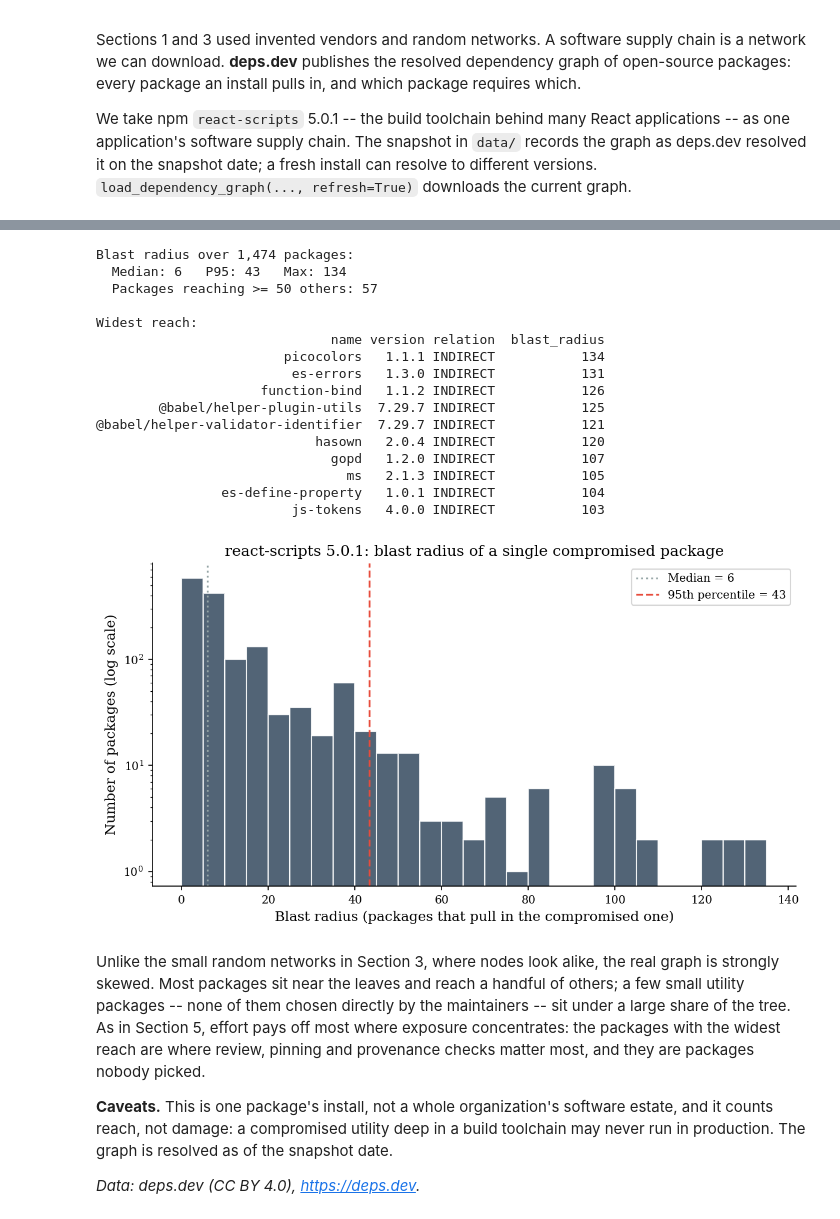
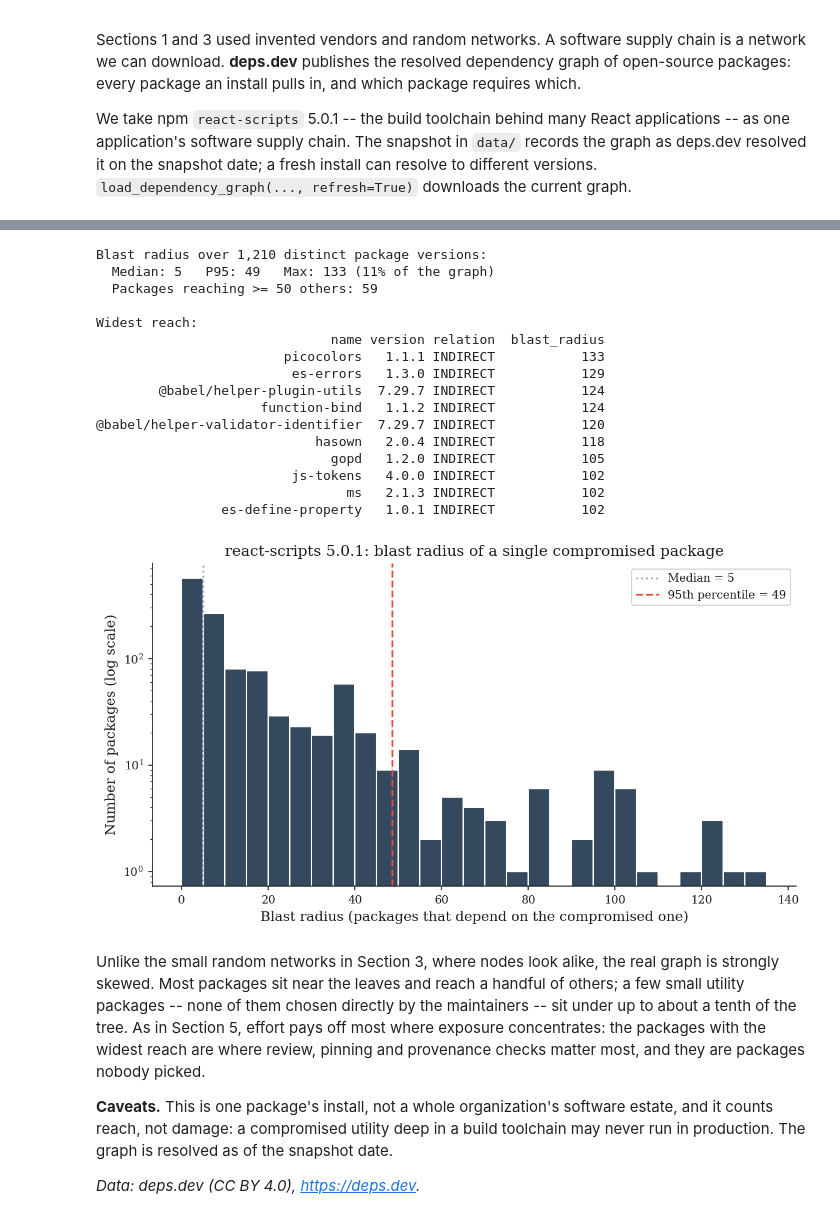
Before and after one commit to security-decision-science/security-decision-science, a Jupyter notebook: notebooks/part3/03-supply-chain-interdependent-security.ipynb, the cells around one changed output, grey strips where cells are left out. Drawn from its saved outputs; the diff is of its cells as text; code cells hidden in the pictures.

Commit message:
bug fixes and error correction

```diff
--- a/notebooks/part3/03-supply-chain-interdependent-security.ipynb
+++ b/notebooks/part3/03-supply-chain-interdependent-security.ipynb
@@ -36,6 +35,11 @@ from decision_security.viz import plot_km
 
 rng = make_rng(42)
 
+PRIMARY = "#1A1A1A"
+ACCENT = "#E74C3C"
+DARK_BG = "#34495E"
+LIGHT_GRAY = "#95A5A6"
+
 plt.rcParams.update({
     "font.family": "serif",
     "font.size": 10,
@@ -47,12 +51,12 @@ plt.rcParams.update({
     "figure.dpi": 150,
     "axes.spines.top": False,
     "axes.spines.right": False,
+    "text.color": PRIMARY,
+    "axes.labelcolor": PRIMARY,
+    "axes.edgecolor": PRIMARY,
+    "xtick.color": PRIMARY,
+    "ytick.color": PRIMARY,
 })
-
-PRIMARY = "#1A1A1A"
-ACCENT = "#E74C3C"
-DARK_BG = "#34495E"
-LIGHT_GRAY = "#95A5A6"
 # %% [markdown]
 ## 1. Your Risk Is Not Just Yours
 
@@ -698,63 +685,73 @@ reaches.
 # %%
-parents = edges.groupby("to_node")["from_node"].apply(list).to_dict()
+# Merge repeated copies of a version into one package, and leave out the root.
+pkg = nodes["name"] + "@" + nodes["version"]
+root = pkg[nodes["relation"] == "SELF"].iloc[0]
+links = pd.DataFrame({"child": pkg[edges["to_node"]].values,
+                      "parent": pkg[edges["from_node"]].values})
+links = links[links["parent"] != root]
+parents = links.groupby("child")["parent"].apply(set).to_dict()
 
 
-def blast_radius(node):
-    reached, stack = set(), [node]
+def blast_radius(p):
+    reached, stack = set(), [p]
     while stack:
-        for parent in parents.get(stack.pop(), []):
+        for parent in parents.get(stack.pop(), ()):
             if parent not in reached:
                 reached.add(parent)
                 stack.append(parent)
+    reached.discard(p)  # a package in a dependency cycle does not count itself
     return len(reached)
 
 
-deps = nodes[nodes["relation"] != "SELF"].copy()
-deps["blast_radius"] = [blast_radius(i) for i in deps.index]
+deps = (nodes[nodes["relation"] != "SELF"].assign(pkg=pkg)
+        .sort_values("relation")  # DIRECT sorts first, so a version chosen directly keeps that label
+        .drop_duplicates("pkg"))
+deps["blast_radius"] = [blast_radius(p) for p in deps["pkg"]]
 br = deps["blast_radius"].values
 
-print(f"Blast radius over {len(deps):,} packages:")
-print(f"  Median: {np.median(br):.0f}   P95: {np.percentile(br, 95):.0f}   Max: {br.max()}")
+print(f"Blast radius over {len(deps):,} distinct package versions:")
+print(f"  Median: {np.median(br):.0f}   P95: {np.percentile(br, 95):.0f}   Max: {br.max()} "
+      f"({br.max() / len(deps):.0%} of the graph)")
 print(f"  Packages reaching >= 50 others: {(br >= 50).sum()}")
 print("\nWidest reach:")
 print(deps.sort_values("blast_radius", ascending=False)
       .head(10)[["name", "version", "relation", "blast_radius"]].to_string(index=False))
 
 fig, ax = plt.subplots(figsize=(8, 4.5))
-ax.hist(br, bins=np.arange(0, br.max() + 5, 5), color=DARK_BG, alpha=0.85, edgecolor="white")
+ax.hist(br, bins=np.arange(0, br.max() + 5, 5), color=DARK_BG, edgecolor="white")
 ax.axvline(np.median(br), color=LIGHT_GRAY, ls=":", lw=1.5, label=f"Median = {np.median(br):.0f}")
 ax.axvline(np.percentile(br, 95), color=ACCENT, ls="--", lw=1.5,
            label=f"95th percentile = {np.percentile(br, 95):.0f}")
 ax.set_yscale("log")
-ax.set_xlabel("Blast radius (packages that pull in the compromised one)")
+ax.set_xlabel("Blast radius (packages that depend on the compromised one)")
 ax.set_ylabel("Number of packages (log scale)")
 ax.set_title("react-scripts 5.0.1: blast radius of a single compromised package")
 ax.legend()
 plt.tight_layout()
 plt.show()
 # %% [output]
-Blast radius over 1,474 packages:
-  Median: 6   P95: 43   Max: 134
-  Packages reaching >= 50 others: 57
+Blast radius over 1,210 distinct package versions:
+  Median: 5   P95: 49   Max: 133 (11% of the graph)
+  Packages reaching >= 50 others: 59
 
 Widest reach:
                               name version relation  blast_radius
-                        picocolors   1.1.1 INDIRECT           134
-                         es-errors   1.3.0 INDIRECT           131
-                     function-bind   1.1.2 INDIRECT           126
-        @babel/helper-plugin-utils  7.29.7 INDIRECT           125
-@babel/helper-validator-identifier  7.29.7 INDIRECT           121
-                            hasown   2.0.4 INDIRECT           120
-                              gopd   1.2.0 INDIRECT           107
-                                ms   2.1.3 INDIRECT           105
-                es-define-property   1.0.1 INDIRECT           104
-                         js-tokens   4.0.0 INDIRECT           103
+                        picocolors   1.1.1 INDIRECT           133
+                         es-errors   1.3.0 INDIRECT           129
+        @babel/helper-plugin-utils  7.29.7 INDIRECT           124
+                     function-bind   1.1.2 INDIRECT           124
+@babel/helper-validator-identifier  7.29.7 INDIRECT           120
+                            hasown   2.0.4 INDIRECT           118
+                              gopd   1.2.0 INDIRECT           105
+                         js-tokens   4.0.0 INDIRECT           102
+                                ms   2.1.3 INDIRECT           102
+                es-define-property   1.0.1 INDIRECT           102
-[figure, old version]
+[figure, new version]
 # %% [markdown]
 Unlike the small random networks in Section 3, where nodes look alike, the
 real graph is strongly skewed. Most packages sit near the leaves and reach a
 handful of others; a few small utility packages -- none of them chosen
-directly by the maintainers -- sit under a large share of the tree. As in
+directly by the maintainers -- sit under up to about a tenth of the tree. As in
 Section 5, effort pays off most where exposure concentrates: the packages
 with the widest reach are where review, pinning and provenance checks
 matter most, and they are packages nobody picked.
```
Also changed, not shown: parts of 20 cells of this notebook, 9 other files.
